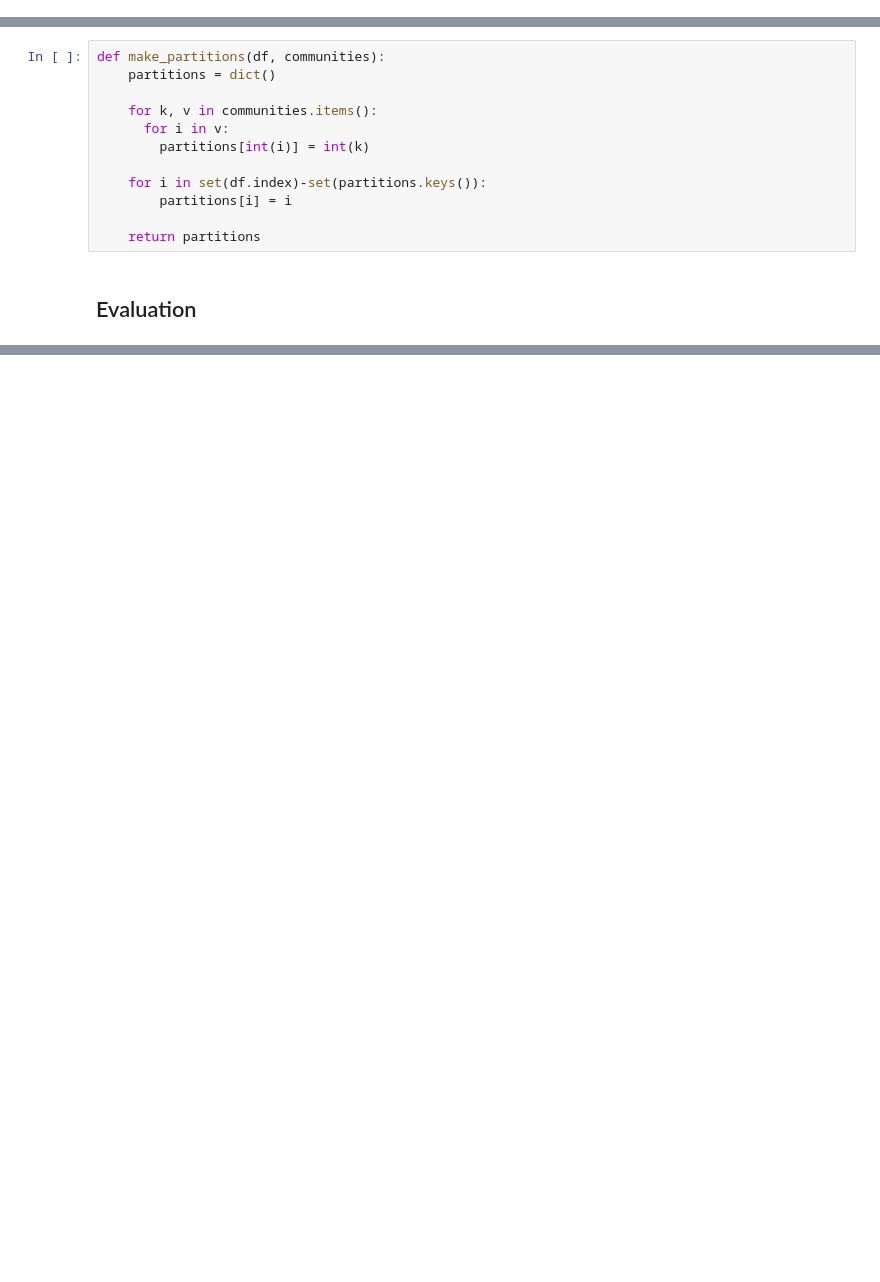
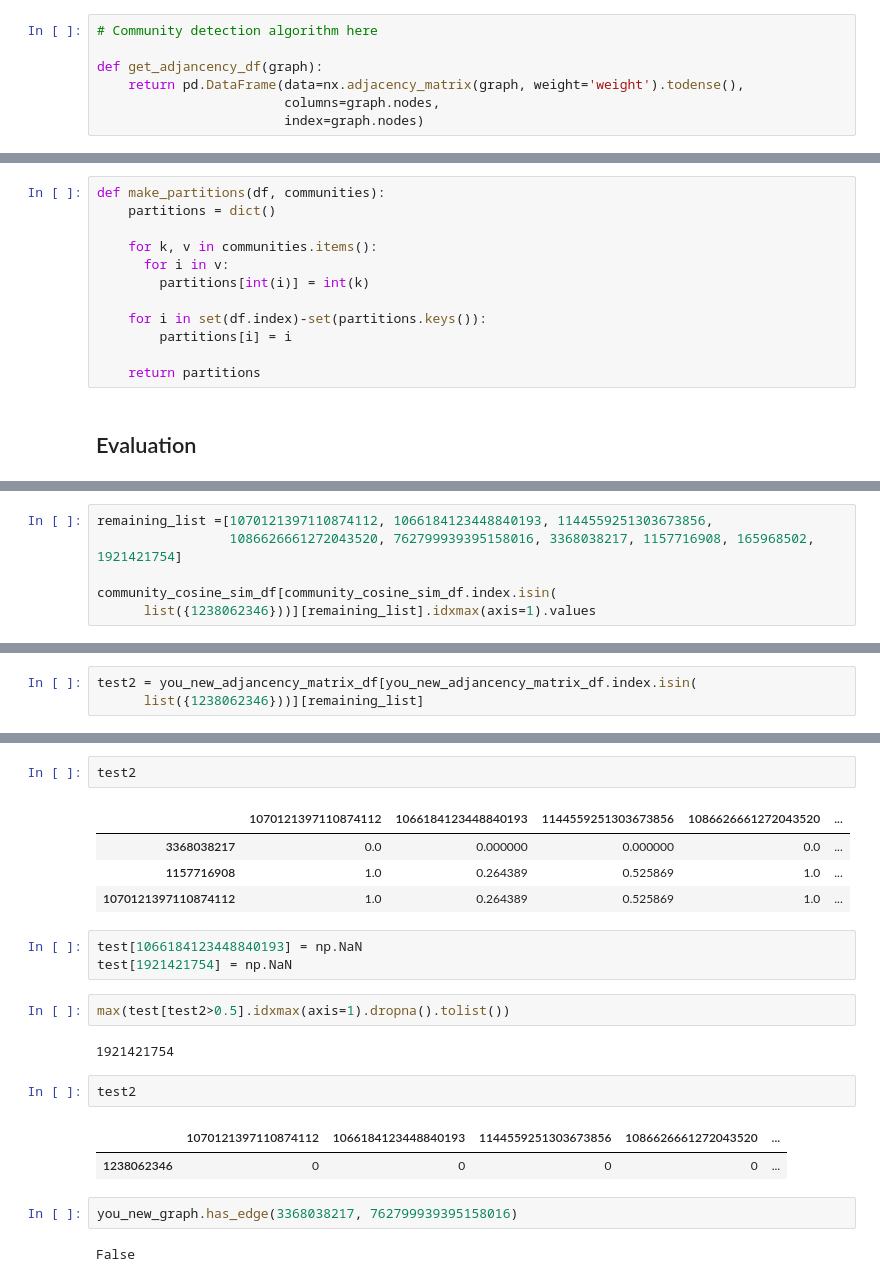
Before and after one commit to Soumithri/Thesis, a Jupyter notebook: notebooks/code.ipynb, the cells around one changed output, grey strips where cells are left out. Drawn from its saved outputs; the diff is of its cells as text; blank space fills up the shorter version.

```diff
--- a/notebooks/code.ipynb
+++ b/notebooks/code.ipynb
@@ -151,0 +120,7 @@ def step1_assign_initial_communities(graph, df, influential_nodes):
+# %%
+# Community detection algorithm here
+
+def get_adjancency_df(graph):
+    return pd.DataFrame(data=nx.adjacency_matrix(graph, weight='weight').todense(),
+                        columns=graph.nodes,
+                        index=graph.nodes)
@@ -868,0 +610,6 @@ See the caveats in the documentation: http://pandas.pydata.org/pandas-docs/stabl
+# %%
+remaining_list =[1070121397110874112, 1066184123448840193, 1144559251303673856,
+                 1086626661272043520, 762799939395158016, 3368038217, 1157716908, 165968502, 1921421754]
+
+community_cosine_sim_df[community_cosine_sim_df.index.isin(
+      list({1238062346}))][remaining_list].idxmax(axis=1).values
@@ -868,0 +621,3 @@ See the caveats in the documentation: http://pandas.pydata.org/pandas-docs/stabl
+# %%
+test2 = you_new_adjancency_matrix_df[you_new_adjancency_matrix_df.index.isin(
+      list({1238062346}))][remaining_list]
@@ -868,0 +649,23 @@ See the caveats in the documentation: http://pandas.pydata.org/pandas-docs/stabl
+# %%
+test2
+# %% [output]
+|  | 1070121397110874112 | 1066184123448840193 | 1144559251303673856 | 1086626661272043520 | ... |
+| 3368038217 | 0.0 | 0.000000 | 0.000000 | 0.0 | ... |
+| 1157716908 | 1.0 | 0.264389 | 0.525869 | 1.0 | ... |
+| 1070121397110874112 | 1.0 | 0.264389 | 0.525869 | 1.0 | ... |
+# %%
+test[1066184123448840193] = np.NaN
+test[1921421754] = np.NaN
+# %%
+max(test[test2>0.5].idxmax(axis=1).dropna().tolist())
+# %% [output]
+1921421754
+# %%
+test2
+# %% [output]
+|  | 1070121397110874112 | 1066184123448840193 | 1144559251303673856 | 1086626661272043520 | ... |
+| 1238062346 | 0 | 0 | 0 | 0 | ... |
+# %%
+you_new_graph.has_edge(3368038217, 762799939395158016)
+# %% [output]
+False
```
Also changed, not shown: parts of 84 cells of this notebook, 21 other files.
